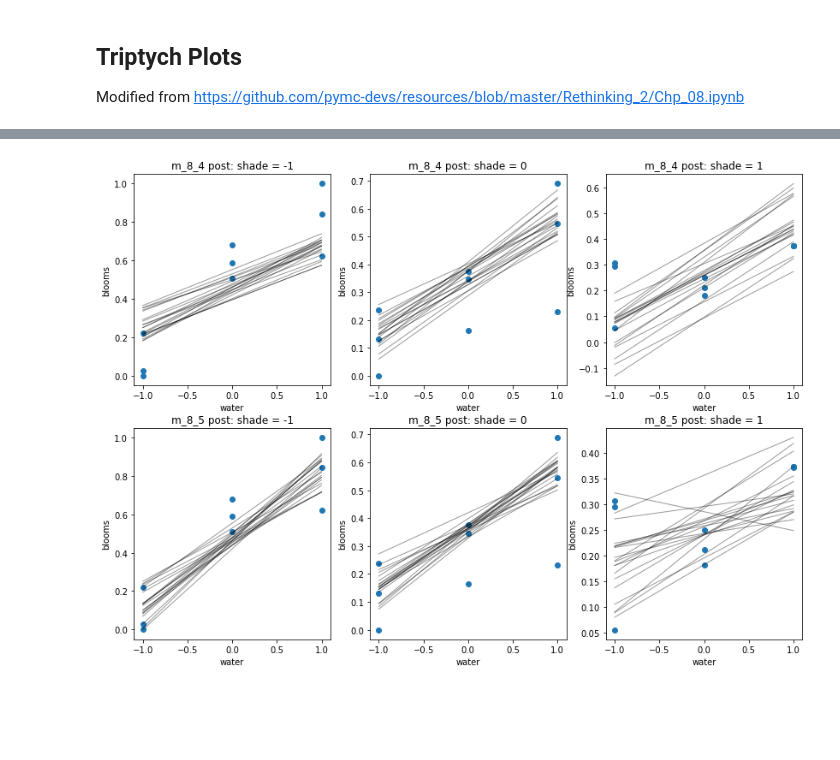
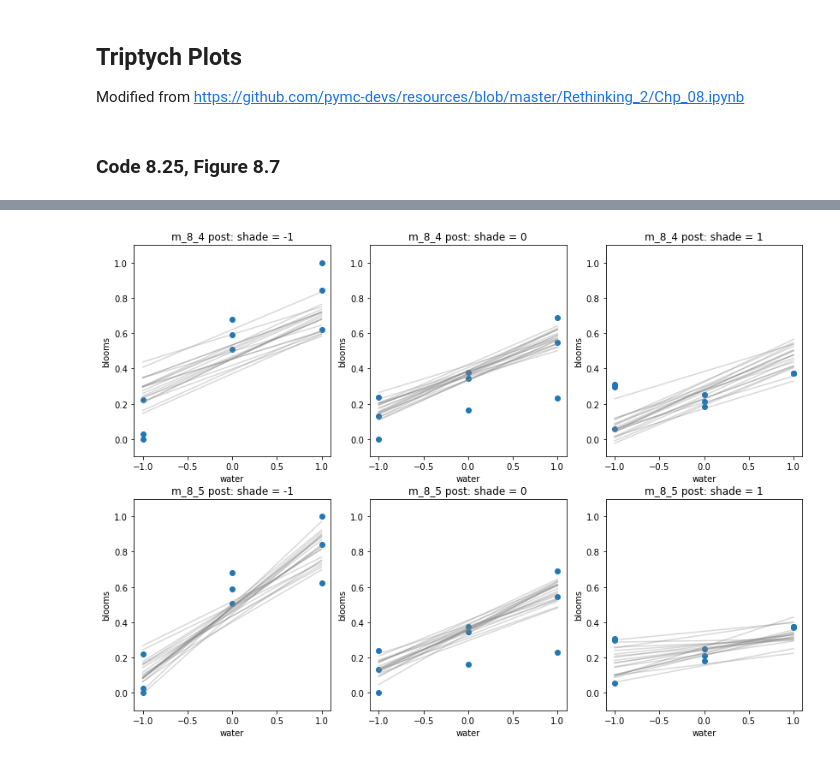
Before and after one commit to somnath1077/statistical_rethinking, a Jupyter notebook: code/ch08/nb02_continuous_interactions.ipynb, the cells around one changed output, grey strips where cells are left out. Saved outputs shown, nothing was run; the diff lists cells and outputs as text; code cells hidden in the pictures; blank space fills up the shorter version.

```diff
--- a/code/ch08/nb02_continuous_interactions.ipynb
+++ b/code/ch08/nb02_continuous_interactions.ipynb
@@ -134,6 +134,8 @@ az.summary(trace_8_5, var_names=['a', 'bw', 'bs', 'bws', 'sigma'], hdi_prob=0.89
 ## Triptych Plots
 
 Modified from https://github.com/pymc-devs/resources/blob/master/Rethinking_2/Chp_08.ipynb
+# %% [markdown]
+### Code 8.25, Figure 8.7
 # %%
 N_SAMPLES = 20
 
@@ -150,37 +152,40 @@ fig, axs = plt.subplots(2, 3, figsize=(14,10))
 
 pred_x = np.array([-1, 1])
 
 for col, shade in enumerate([-1, 0, 1]):
     idx = (df['shade_cent'] == shade)
 
     # First do the scatter plots and the plot titles
     for row, ax in enumerate(axs[:, col]):
         ax.scatter(df.loc[idx, 'water_cent'], df.loc[idx, 'blooms_std'])
 
         ax.set_xlabel('water')
         ax.set_ylabel('blooms')
+        ax.set_ylim(-0.1, 1.1)
 
         model = 'm_8_4' if row == 0 else 'm_8_5'
         title = f'{model} post: shade = {shade}'
         ax.set_title(title)
 
     # Plot model m_8_4
     ax = axs[0, col]
+
     pred_y = (
         m_8_4_post["a"]
-        + m_8_4_post["bw"] * pred_x.reshape(-1, 1)
-        + m_8_4_post["bs"]  * shade
+        + pred_x.reshape(-1, 1) * m_8_4_post["bw"]
+        + m_8_4_post["bs"] * shade
     )
-    ax.plot(pred_x, pred_y, lw=1, color=(0, 0, 0, 0.4))
+    ax.plot(pred_x, pred_y, color='grey', alpha=0.3)
 
     # Plot model 8_5
     ax = axs[1, col]
+
     pred_y = (
         m_8_5_post["a"]
-        + m_8_5_post["bw"] * pred_x.reshape(-1, 1)
+        + pred_x.reshape(-1, 1) * m_8_5_post["bw"]
         + m_8_5_post["bs"] * shade
-        + m_8_5_post["bws"] * pred_x.reshape(-1, 1) * shade
+        + pred_x.reshape(-1, 1) * m_8_5_post["bws"] * shade
     )
-    ax.plot(pred_x, pred_y, lw=1, color=(0, 0, 0, 0.4))
+    ax.plot(pred_x, pred_y, color='grey', alpha=0.3)
 # %% [output]
-[figure, old version]
+[figure, new version]
```
Also changed, not shown: parts of 9 cells of this notebook.
